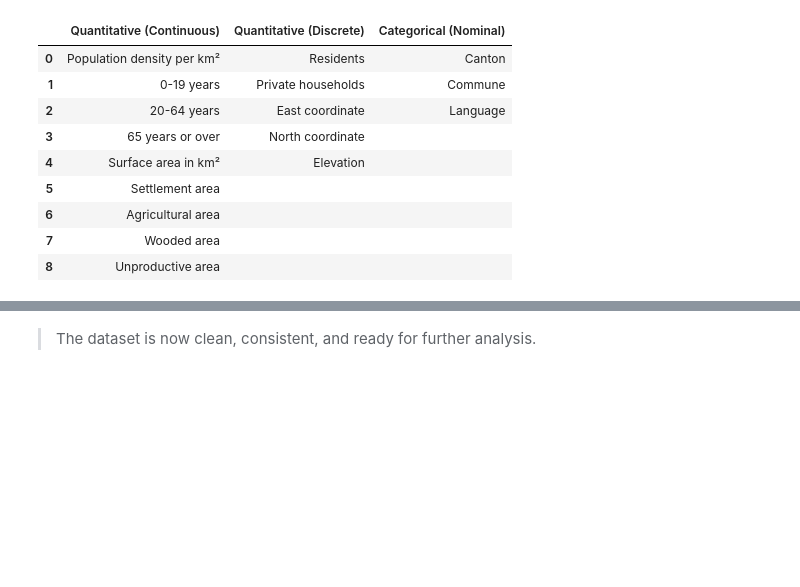
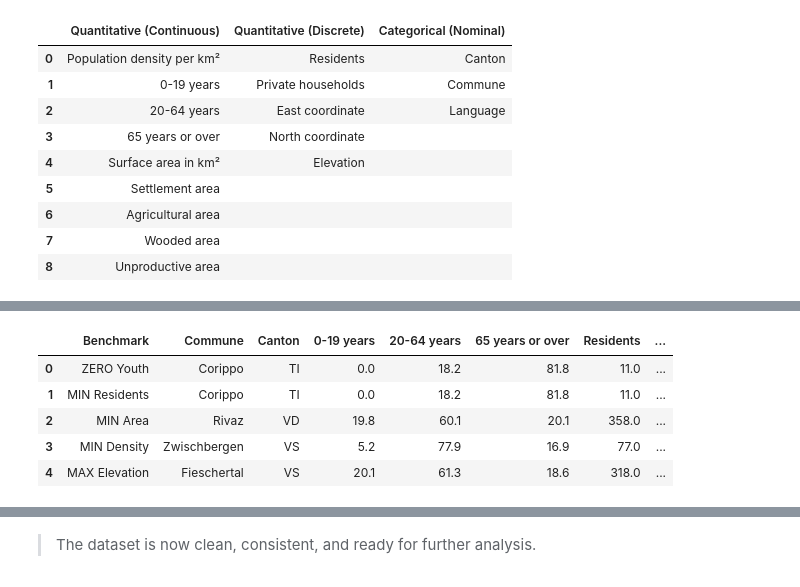
Before and after one commit to mamefatylo/EPFL_swiss_communes_project, a Jupyter notebook: communes_solution.ipynb, the cells around one changed output, grey strips where cells are left out. Drawn from its saved outputs; the diff is of its cells as text; code cells hidden in the pictures; blank space fills up the shorter version.

```diff
--- a/communes_solution.ipynb
+++ b/communes_solution.ipynb
@@ -255,0 +432,32 @@ Total missing values in dataset: 0
+# %%
+# Filter communes where `0-19 years = 0` and label them `ZERO Youth`
+zero_youth = df[df['0-19 years'] == 0].assign(Benchmark='ZERO Youth')
+
+# Map each benchmark label to the row index of its extreme value in the DataFrame
+benchmarks = {
+    'MIN Residents': df['Residents'].idxmin(),
+    'MIN Area': df['Surface area in km²'].idxmin(),
+    'MIN Density': df['Population density per km²'].idxmin(),
+    'MAX Elevation': df['Elevation'].idxmax()
+}
+
+# Select each extreme row, add its Benchmark label, and merge with Zero-Youth rows
+benchmark_rows = [df.loc[[idx]].assign(Benchmark=label) for label, idx in benchmarks.items()]
+youth_report = pd.concat([zero_youth] + benchmark_rows, ignore_index=True)
+
+# Select columns to show
+cols_to_show = [
+    'Benchmark', 'Commune', 'Canton',
+    '0-19 years', '20-64 years', '65 years or over',
+    'Residents', 'Surface area in km²', 'Population density per km²', 'Elevation'
+]
+
+# Display with 1 decimal precision for numerical columns
+display(youth_report[cols_to_show].style.format({col: "{:.1f}" for col in num_cols}))
+# %% [output]
+|  | Benchmark | Commune | Canton | 0-19 years | 20-64 years | 65 years or over | Residents | ... |
+| 0 | ZERO Youth | Corippo | TI | 0.0 | 18.2 | 81.8 | 11.0 | ... |
+| 1 | MIN Residents | Corippo | TI | 0.0 | 18.2 | 81.8 | 11.0 | ... |
+| 2 | MIN Area | Rivaz | VD | 19.8 | 60.1 | 20.1 | 358.0 | ... |
+| 3 | MIN Density | Zwischbergen | VS | 5.2 | 77.9 | 16.9 | 77.0 | ... |
+| 4 | MAX Elevation | Fieschertal | VS | 20.1 | 61.3 | 18.6 | 318.0 | ... |
```
Also changed, not shown: parts of 70 cells of this notebook.
